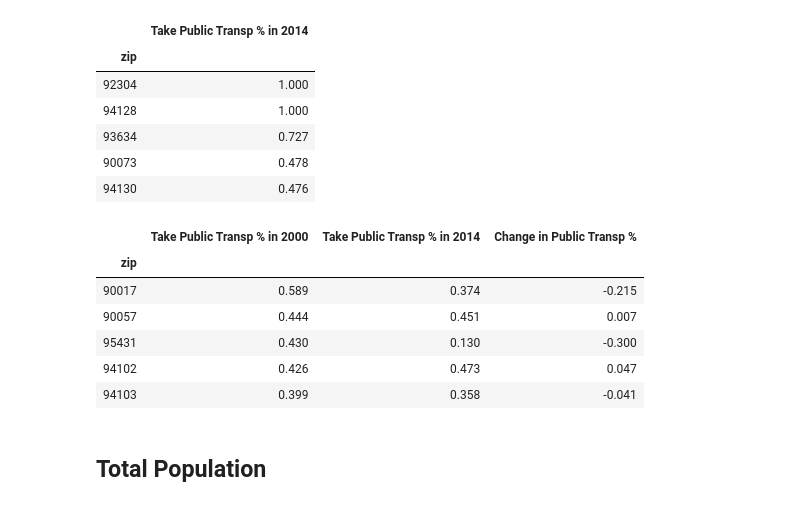
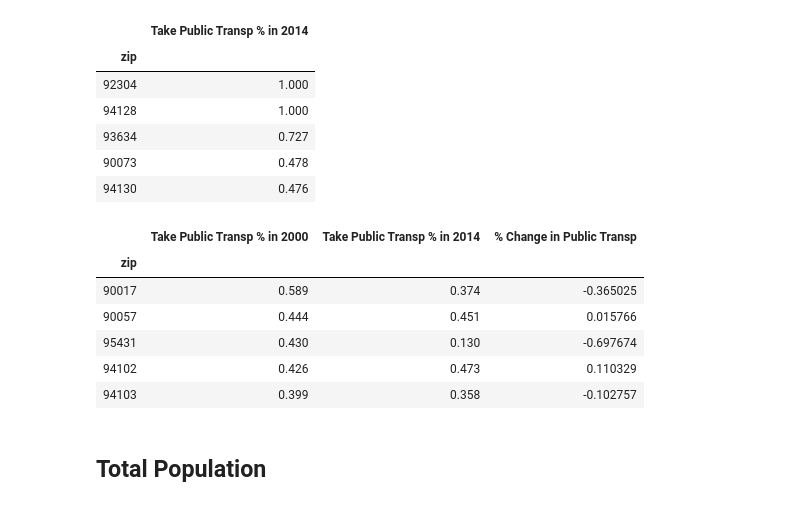
Before and after one commit to Team-Blue-MW/Predicted_Gentrification_in_California, a Jupyter notebook: ETL/S3_ETL.ipynb, the cells around one changed output. Cells and saved outputs as stored; diff of their text form; code cells hidden in the pictures.

```diff
--- a/ETL/Cleaning_usa_data.ipynb
+++ b/ETL/S3_ETL.ipynb
@@ -201,7 +202,7 @@ med_rent.head()
 # %% [markdown]
 ## Public Transportation
 # %%
-pub_trans_2000 = pd.read_csv('../Resources1/pub_trans_2000.csv')
+pub_trans_2000 = pd.read_csv('https://databootcamp-csvfiles.s3.amazonaws.com/pub_trans_2000.csv')
 pub_trans_2000.set_index('zip', inplace=True)
 pub_trans_2000 = pub_trans_2000.drop('Unnamed: 0', axis=1)
 pub_trans_2000['Take Public Transp % in 2000'] = pub_trans_2000['Take Public Transp % in 2000'].str.rstrip('%').astype('float')/100.0
@@ -215,7 +216,7 @@ pub_trans_2000.head()
 | 94102 | 0.426 |
 | 94103 | 0.399 |
 # %%
-pub_trans_2014 = pd.read_csv('../Resources1/pub_trans_2014.csv')
+pub_trans_2014 = pd.read_csv('https://databootcamp-csvfiles.s3.amazonaws.com/pub_trans_2014.csv')
 pub_trans_2014.set_index('zip', inplace=True)
 pub_trans_2014 = pub_trans_2014.drop('Unnamed: 0', axis=1)
 pub_trans_2014['Take Public Transp % in 2014'] = pub_trans_2014['Take Public Transp % in 2014'].str.rstrip('%').astype('float')/100.0
@@ -230,16 +231,16 @@ pub_trans_2014.head()
 | 94130 | 0.476 |
 # %%
 pub_trans = pd.concat([pub_trans_2000,pub_trans_2014],axis=1,join='inner')
-pub_trans['Change in Public Transp %'] = pub_trans['Take Public Transp % in 2014'] - pub_trans['Take Public Transp % in 2000']
+pub_trans['% Change in Public Transp'] = (pub_trans['Take Public Transp % in 2014'] - pub_trans['Take Public Transp % in 2000'])/pub_trans['Take Public Transp % in 2000']
 pub_trans.head()
 # %% [output]
-|  | Take Public Transp % in 2000 | Take Public Transp % in 2014 | Change in Public Transp % |
+|  | Take Public Transp % in 2000 | Take Public Transp % in 2014 | % Change in Public Transp |
 | zip |  |  |  |
-| 90017 | 0.589 | 0.374 | -0.215 |
-| 90057 | 0.444 | 0.451 | 0.007 |
-| 95431 | 0.430 | 0.130 | -0.300 |
-| 94102 | 0.426 | 0.473 | 0.047 |
-| 94103 | 0.399 | 0.358 | -0.041 |
+| 90017 | 0.589 | 0.374 | -0.365025 |
+| 90057 | 0.444 | 0.451 | 0.015766 |
+| 95431 | 0.430 | 0.130 | -0.697674 |
+| 94102 | 0.426 | 0.473 | 0.110329 |
+| 94103 | 0.399 | 0.358 | -0.102757 |
 # %% [markdown]
 ## Total Population
 # %%
```
Also changed, not shown: parts of 15 cells of this notebook, 6 other files.
